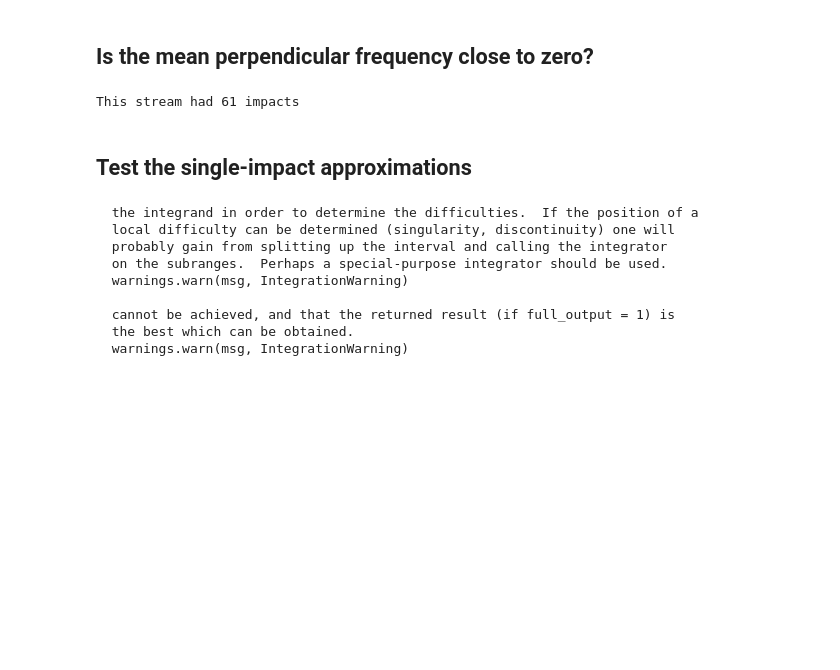
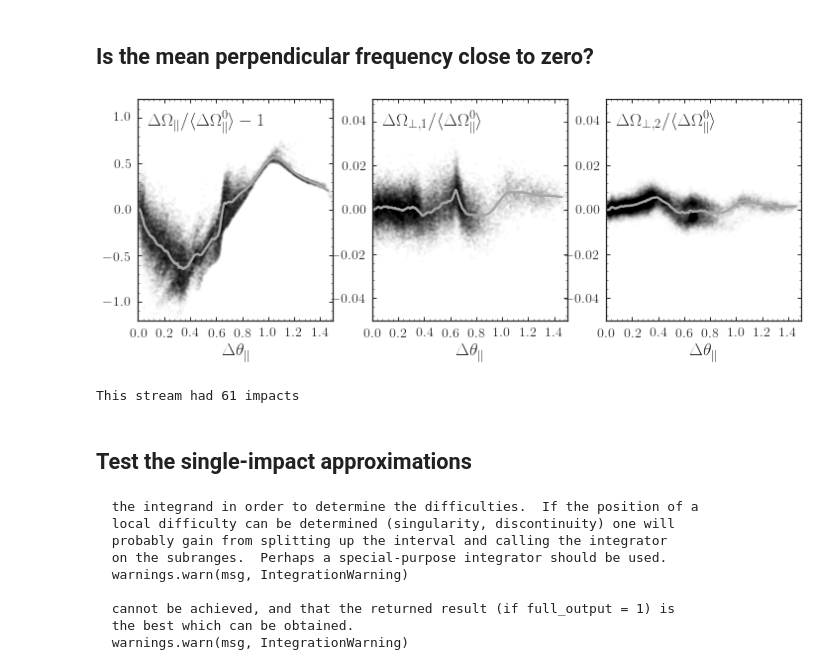
Before and after one commit to jobovy/streamgap-pepper, a Jupyter notebook: meanOperpAndApproxImpacts.ipynb, the cells around one changed output. Saved outputs shown, nothing was run; the diff lists cells and outputs as text; code cells hidden in the pictures; blank space fills up the shorter version.

Commit message:
Rerun meanOperpAndApproxImpacts, fixing some incompatibilities with new galpy

```diff
--- a/meanOperpAndApproxImpacts.ipynb
+++ b/meanOperpAndApproxImpacts.ipynb
@@ -68,48 +71,50 @@ da= numpy.dot(aa_mock_per[1].T-sdf_pepper._progenitor_angle,
 da[:,2]*= sdf_pepper._sigMeanSign
 apar= da[:,2]
 xs= numpy.linspace(0.,1.5,1001)
-mO_unp= numpy.array([sdf_smooth.meanOmega(x,oned=True) for x in xs])
+mO_unp= numpy.array([sdf_smooth.meanOmega(x,oned=True,use_physical=False) for x in xs])
 mOint= interpolate.InterpolatedUnivariateSpline(xs,mO_unp,k=3)
 # %%
 mOs= mOint(apar)
 frac= 0.02
 alpha=0.01
 linecolor='0.65'
 bovy_plot.bovy_print(axes_labelsize=18.,xtick_labelsize=14.,ytick_labelsize=14.)
 figsize(12,4)
 subplot(1,3,1)
 bovy_plot.bovy_plot(apar[::3],dO[::3,2]/mOs[::3]-1,'k.',alpha=alpha*2,gcf=True,
-                   rasterized=True)
+                   rasterized=True,xrange=[0.,1.5],yrange=[-1.2,1.2])
 z= lowess(dO[:,2]/mOs-1,apar,frac=frac)
 plot(z[::100,0],z[::100,1],color=linecolor,lw=2.5)
-xlim(0.,1.5)
-ylim(-1.2,1.2)
+#xlim(0.,1.5)
+#ylim(-1.2,1.2)
 xlabel(r'$\Delta\theta_\parallel$')
 bovy_plot.bovy_text(r'$\Delta\Omega_\parallel/\langle\Delta\Omega^0_\parallel\rangle-1$',top_left=True,
                    size=18.)
 subplot(1,3,2)
 bovy_plot.bovy_plot(apar[::3],dO[::3,1]/mOs[::3],'k.',alpha=alpha*2,gcf=True,
-                   rasterized=True)
+                   rasterized=True,xrange=[0.,1.5],yrange=[-0.05,0.05])
 z= lowess(dO[:,1]/mOs,apar,frac=frac)
 plot(z[::100,0],z[::100,1],color=linecolor,lw=2.5)
-xlim(0.,1.5)
-ylim(-0.05,0.05)
+#xlim(0.,1.5)
+#ylim(-0.05,0.05)
 xlabel(r'$\Delta\theta_\parallel$')
 bovy_plot.bovy_text(r'$\Delta\Omega_{\perp,1}/\langle\Delta\Omega^0_\parallel\rangle$',top_left=True,
                    size=18.)
 subplot(1,3,3)
 bovy_plot.bovy_plot(apar[::3],dO[::3,0]/mOs[::3],'k.',alpha=alpha,gcf=True,
-                   rasterized=True)
+                   rasterized=True,xrange=[0.,1.5],yrange=[-0.05,0.05])
 z= lowess(dO[:,0]/mOs,apar,frac=frac)
 plot(z[::100,0],z[::100,1],color=linecolor,lw=2.5)
-xlim(0.,1.5)
-ylim(-0.05,0.05)
+#xlim(0.,1.5)
+#ylim(-0.05,0.05)
 xlabel(r'$\Delta\theta_\parallel$')
 bovy_plot.bovy_text(r'$\Delta\Omega_{\perp,2}/\langle\Delta\Omega^0_\parallel\rangle$',top_left=True,
                    size=18.)
 if save_figures:
     tight_layout()
     bovy_plot.bovy_end_print(os.path.join(os.getenv('PAPERSDIR'),'2016-stream-stats','gd1like_meanOparOperp.pdf'))
+# %% [output]
+[figure, added]
 # %%
 print "This stream had %i impacts" % len(sdf_pepper._GM)
 # %% [output]
```
Also changed, not shown: parts of 22 cells of this notebook.
